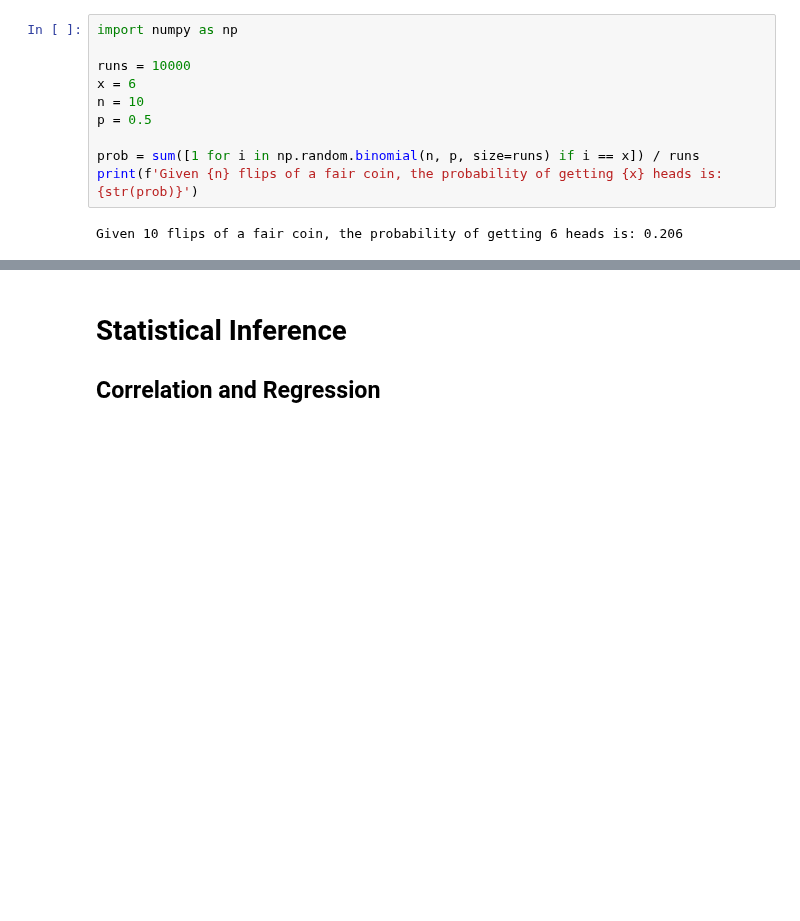
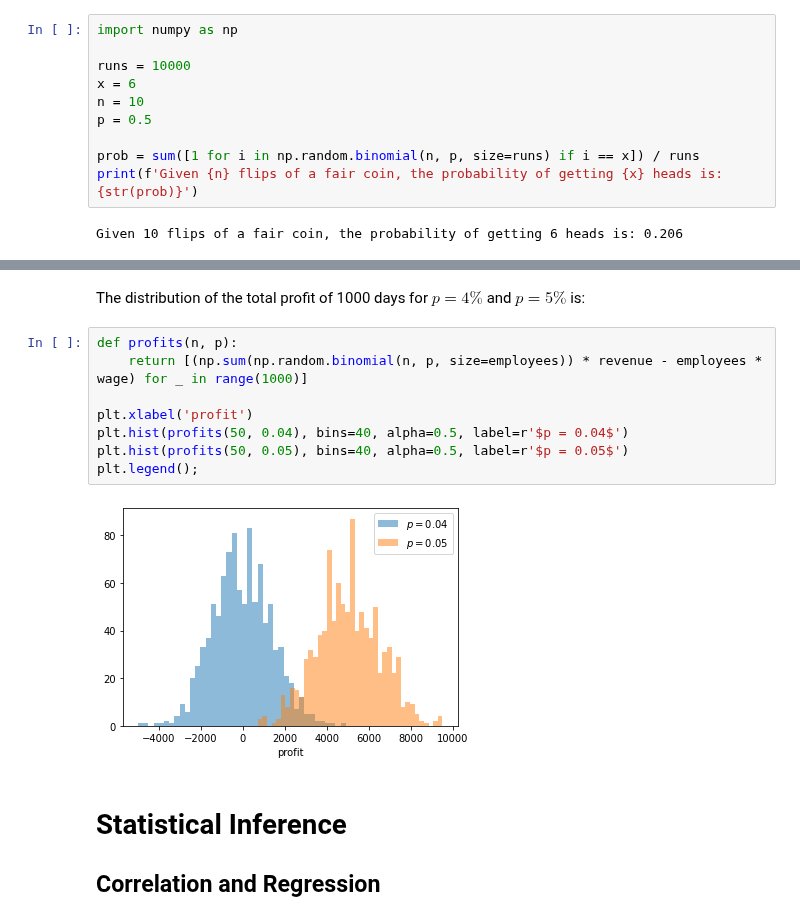
Before and after one commit to thomd/math, a Jupyter notebook: statistics.ipynb, the cells around one changed output, grey strips where cells are left out. Drawn from its saved outputs; the diff is of its cells as text; blank space fills up the shorter version.

```diff
--- a/statistics.ipynb
+++ b/statistics.ipynb
@@ -821,3 +856,15 @@ Given 10 flips of a fair coin, the probability of getting 6 heads is: 0.206
+# %% [markdown]
+The distribution of the total profit of 1000 days for $p = 4\%$ and $p = 5\%$ is:
+# %%
+def profits(n, p):
+    return [(np.sum(np.random.binomial(n, p, size=employees)) * revenue - employees * wage) for _ in range(1000)]
+
+plt.xlabel('profit')
+plt.hist(profits(50, 0.04), bins=40, alpha=0.5, label=r'$p = 0.04$')
+plt.hist(profits(50, 0.05), bins=40, alpha=0.5, label=r'$p = 0.05$')
+plt.legend();
+# %% [output]
+[figure, added]
 # %% [markdown]
 # Statistical Inference
 
```
Also changed, not shown: parts of 5 cells of this notebook.
